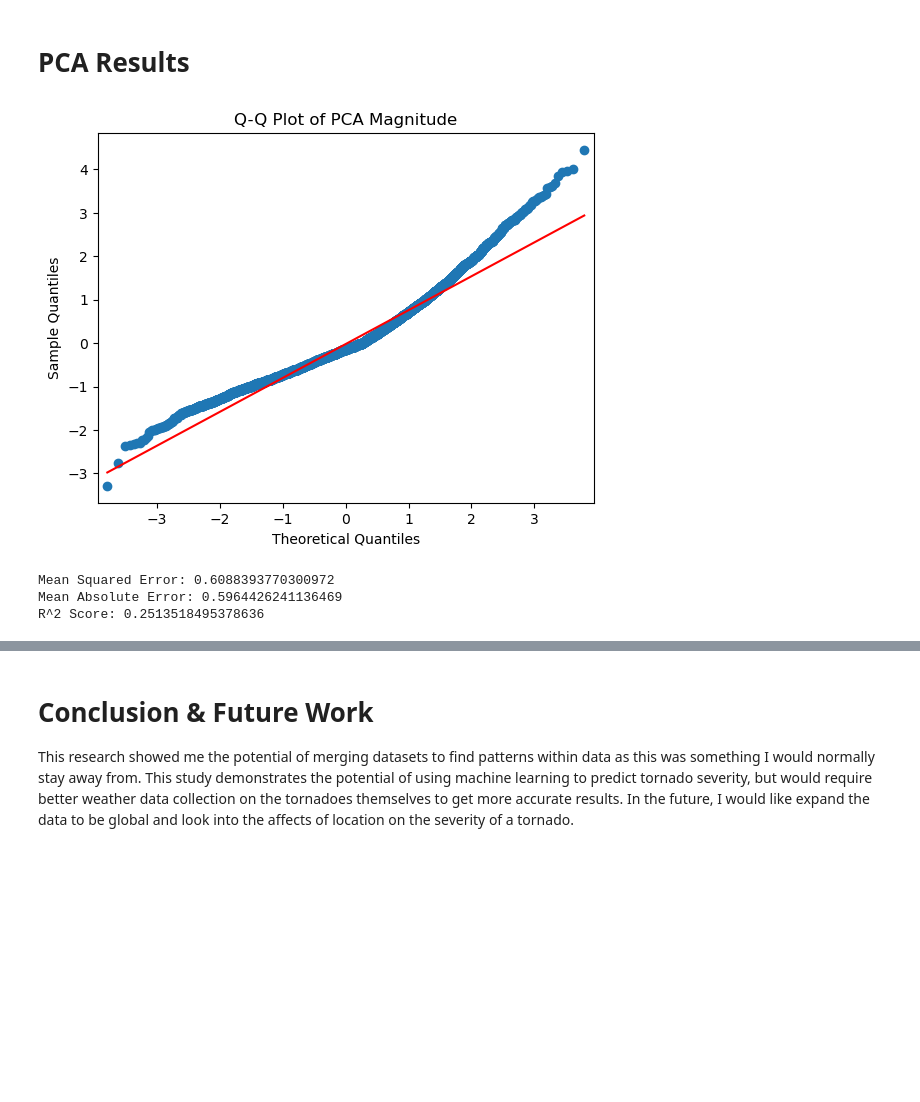
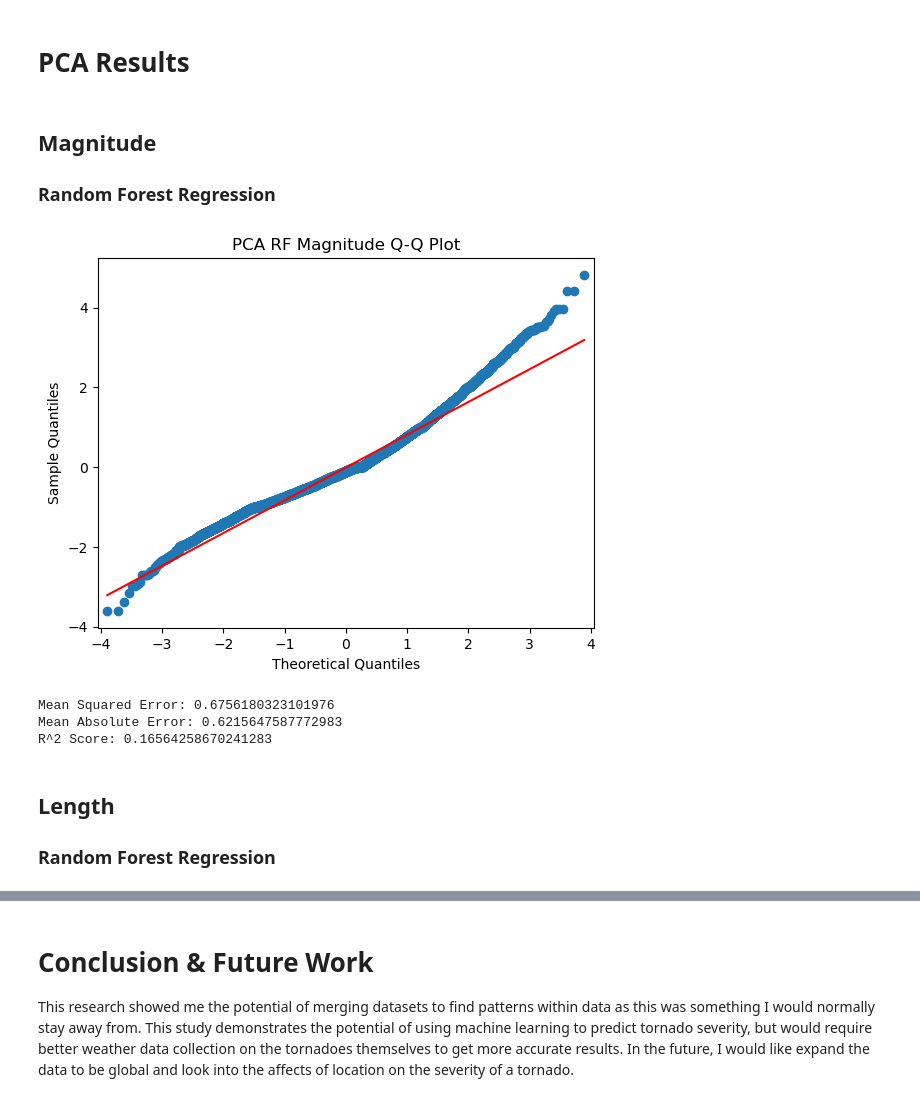
Before and after one commit to TheeLuke/Tornado-Data-Analysis, a Jupyter notebook: Tornado Machine Learning.ipynb, the cells around one changed output, grey strips where cells are left out. Saved outputs shown, nothing was run; the diff lists cells and outputs as text; code cells hidden in the pictures; blank space fills up the shorter version.

```diff
--- a/Tornado Machine Learning.ipynb
+++ b/Tornado Machine Learning.ipynb
@@ -857,10 +999,13 @@ R^2 Score: -0.12002347349297593
 # %% [markdown]
 # PCA Results
+# %% [markdown]
+## Magnitude
+### Random Forest Regression
 # %%
 target_variable = tornado_data['magnitude']
 
 # Split the PCA-transformed data into training and testing sets
-X_train, X_test, y_train, y_test = train_test_split(pca_tornado_data, target_variable, test_size=0.2, random_state=42)
+X_train, X_test, y_train, y_test = train_test_split(pca_tornado_data, target_variable, test_size=0.3, random_state=13)
 
 # Initialize and train the Random Forest Regression model
 rf_regressor = RandomForestRegressor(n_estimators=100, random_state=42)
@@ -871,19 +1016,22 @@ y_pred = rf_regressor.predict(X_test)
 # %%
 mse = mean_squared_error(y_test, y_pred)
 mae = mean_absolute_error(y_test, y_pred)
 
 # Q-Q Plot
-residuals = y_test - y_pred
-qqplot(residuals, line='s')
-plt.title("Q-Q Plot of PCA Magnitude")
+residuals1 = y_test - y_pred
+qqplot(residuals1, line='s')
+plt.title("PCA RF Magnitude Q-Q Plot")
 plt.show()
 
 r2 = r2_score(y_test, y_pred)
 print("Mean Squared Error:", mse)
 print("Mean Absolute Error:", mae)
 print("R^2 Score:", r2)
 # %% [output]
-[figure, old version]
+[figure, new version]
-Mean Squared Error: 0.6088393770300972
-Mean Absolute Error: 0.5964426241136469
-R^2 Score: 0.2513518495378636
+Mean Squared Error: 0.6756180323101976
+Mean Absolute Error: 0.6215647587772983
+R^2 Score: 0.16564258670241283
+# %% [markdown]
+## Length
+### Random Forest Regression
```
Also changed, not shown: parts of 51 cells of this notebook.
